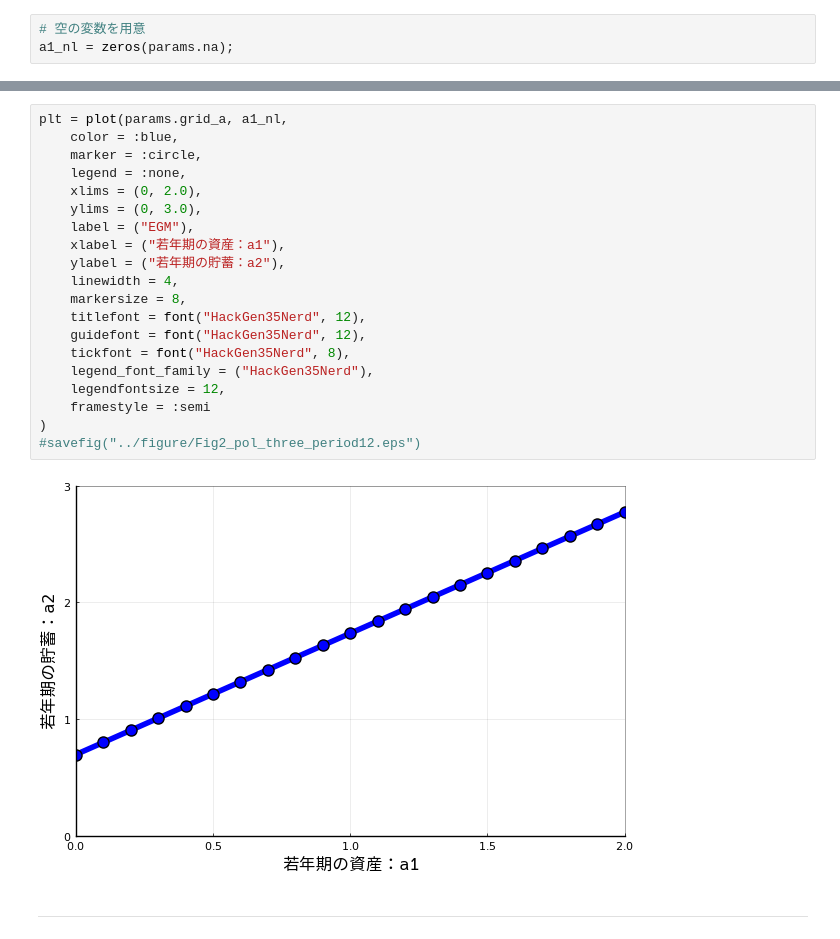
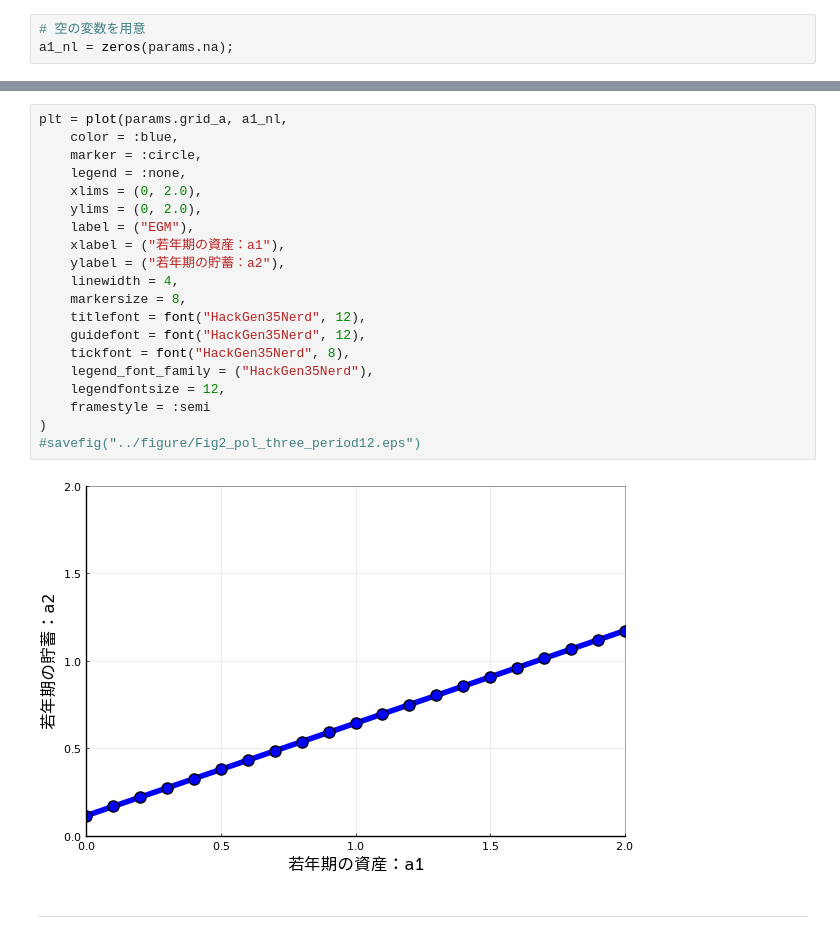
Before and after one commit to quant-macro-book/chapter2, a Jupyter notebook: Julia/Jupyter/quantmacro_chapter2_6.ipynb, the cells around one changed output, grey strips where cells are left out. Saved outputs shown, nothing was run; the diff lists cells and outputs as text.

```diff
--- a/Julia/Jupyter/quantmacro_chapter2_6.ipynb
+++ b/Julia/Jupyter/quantmacro_chapter2_6.ipynb
@@ -194,25 +195,25 @@ print(a1_nl)
 # %%
 plt = plot(params.grid_a, a1_nl,
     color = :blue,
     marker = :circle,
     legend = :none,
     xlims = (0, 2.0),
-    ylims = (0, 3.0),
+    ylims = (0, 2.0),
     label = ("EGM"),
     xlabel = ("若年期の資産：a1"),
     ylabel = ("若年期の貯蓄：a2"),
     linewidth = 4,
     markersize = 8,
     titlefont = font("HackGen35Nerd", 12),
     guidefont = font("HackGen35Nerd", 12),
     tickfont = font("HackGen35Nerd", 8),
     legend_font_family = ("HackGen35Nerd"),
     legendfontsize = 12,
     framestyle = :semi
 )
 #savefig("../figure/Fig2_pol_three_period12.eps")
 # %% [output]
-[figure, old version]
+[figure, new version]
 # %% [markdown]
 ---
 # %% [markdown]
```
Also changed, not shown: parts of 3 cells of this notebook, 5 other files.
